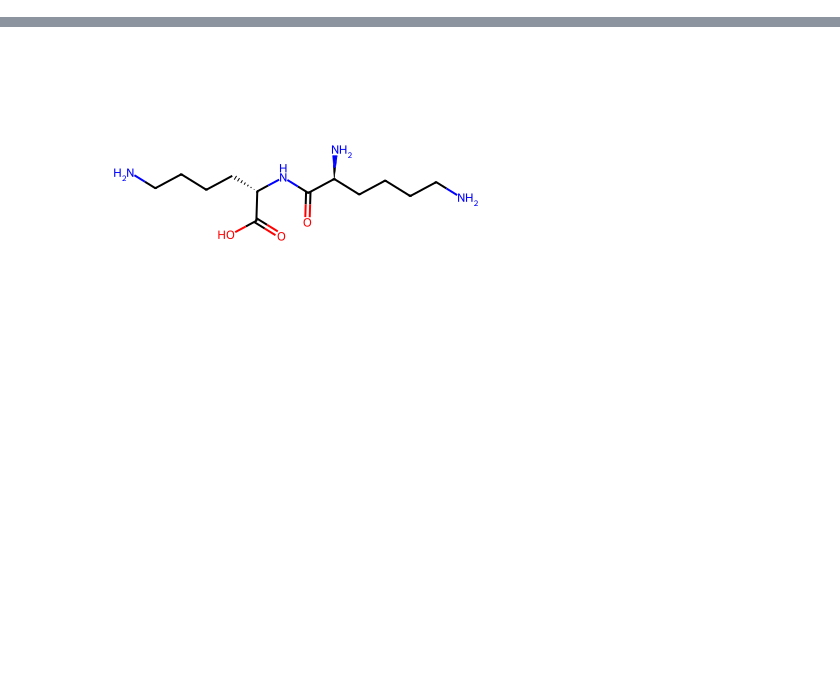
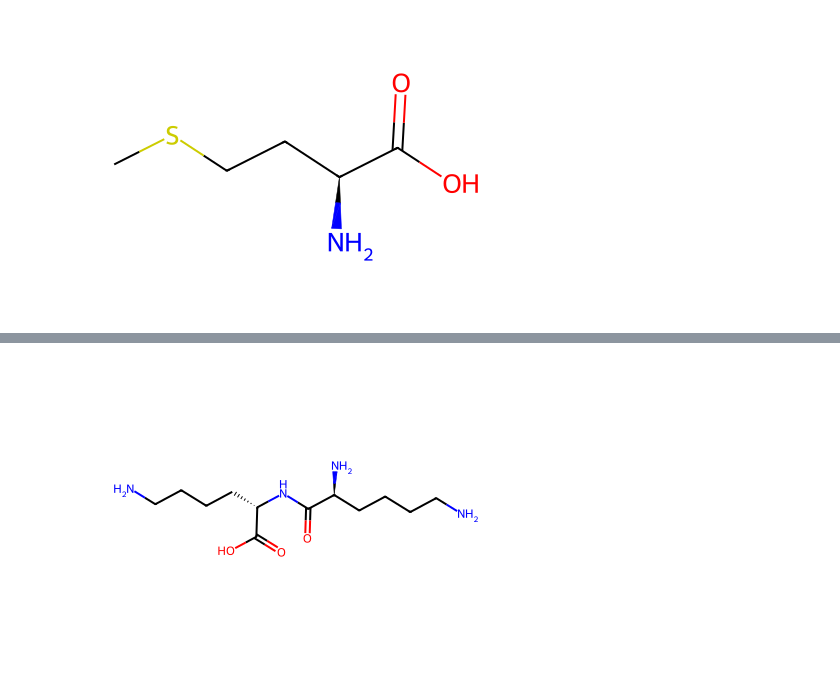
Before and after one commit to BilodeauGroup/PepFoundry, a Jupyter notebook: examples_CHUCKLES.ipynb, the cells around one changed output, grey strips where cells are left out. Drawn from its saved outputs; the diff is of its cells as text; code cells hidden in the pictures; blank space fills up the shorter version.

```diff
--- a/examples_CHUCKLES.ipynb
+++ b/examples_CHUCKLES.ipynb
@@ -34,0 +29,12 @@ display(img)
+# %%
+smiles = "N[C@@H](CCSC)C(=O)O"
+
+mol = Chem.MolFromSmiles(smiles)
+
+if mol is None:
+    raise ValueError("-----SMILES Invalid-----")
+
+img = Draw.MolToImage(mol, size=(400, 300))
+display(img)
+# %% [output]
+[figure, added]
```
Also changed, not shown: parts of 23 cells of this notebook.
